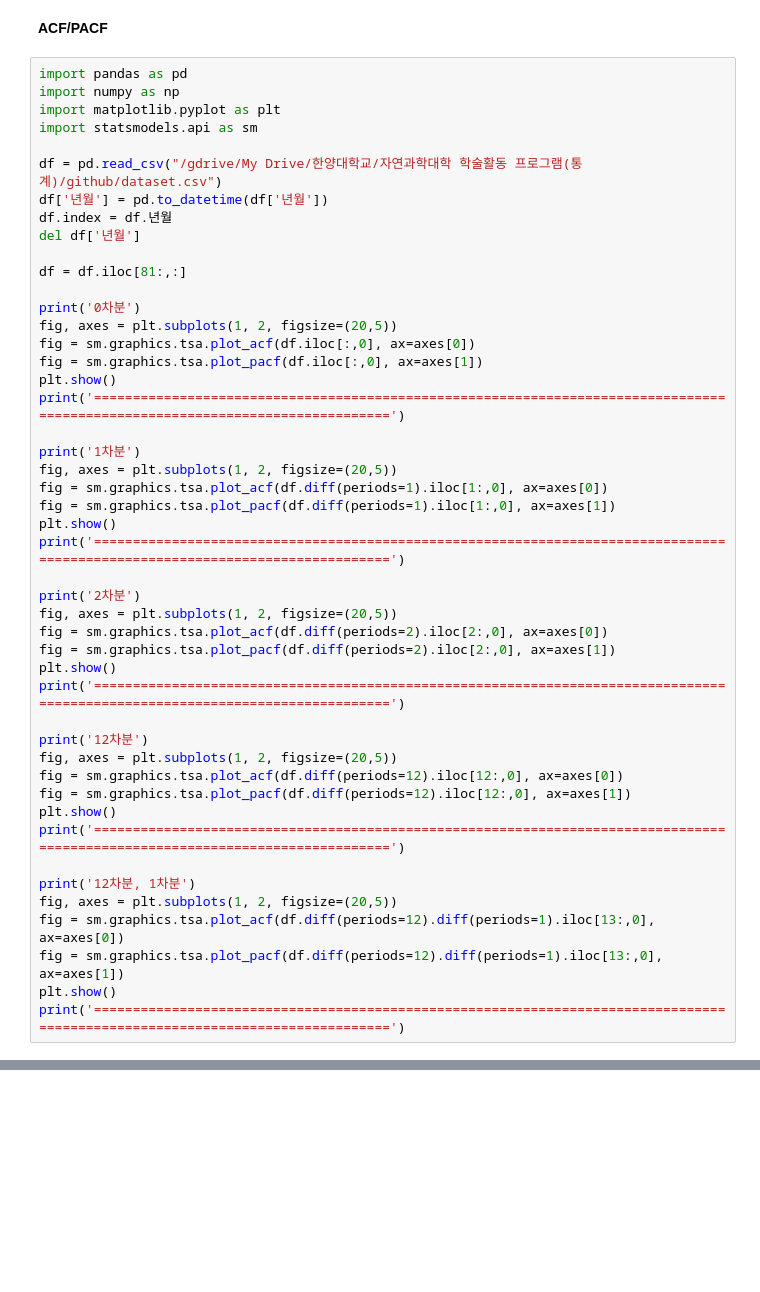
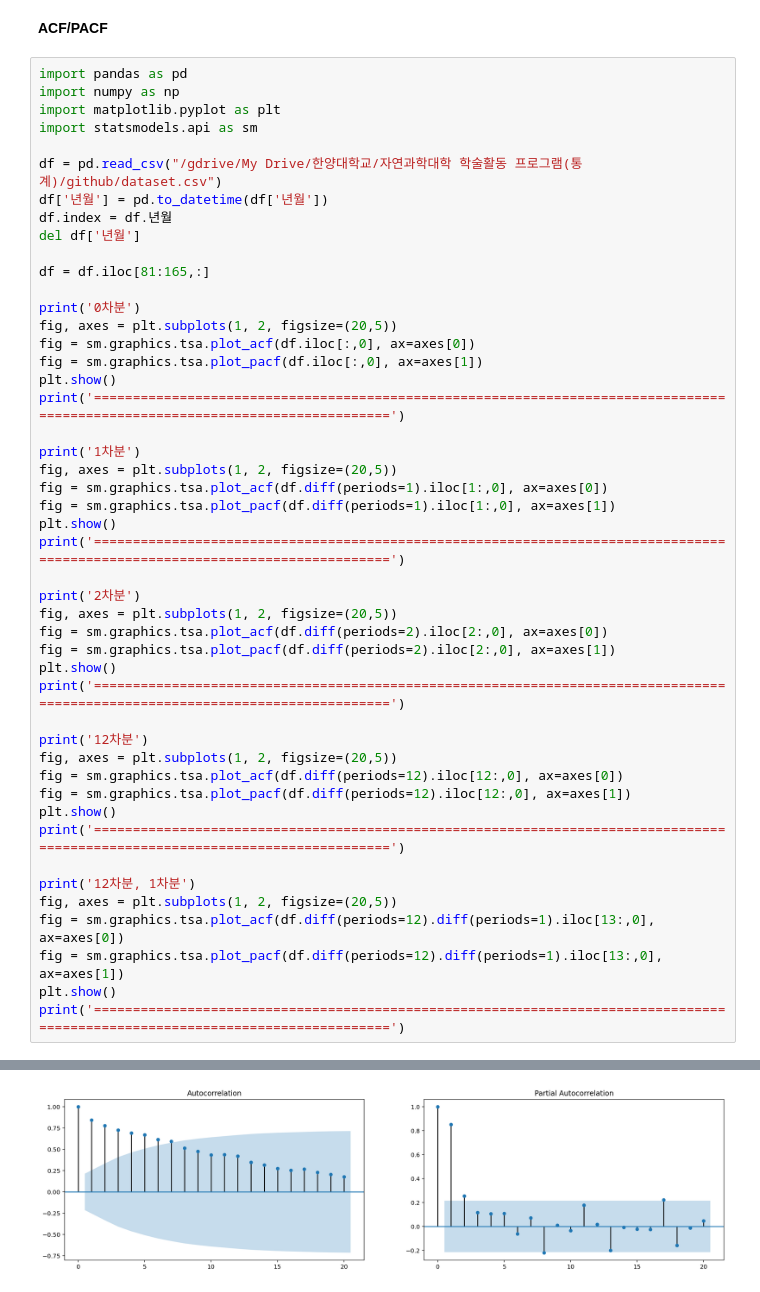
Before and after one commit to skaurl/ktx-srt, a Jupyter notebook: Untitled0.ipynb, the cells around one changed output, grey strips where cells are left out. Drawn from its saved outputs; the diff is of its cells as text; blank space fills up the shorter version.

```diff
--- a/Untitled0.ipynb
+++ b/Untitled0.ipynb
@@ -92,7 +91,7 @@ df['년월'] = pd.to_datetime(df['년월'])
 df.index = df.년월
 del df['년월']
 
-df = df.iloc[81:,:]
+df = df.iloc[81:165,:]
 
 print('0차분')
 fig, axes = plt.subplots(1, 2, figsize=(20,5))
@@ -132,0 +132 @@ findfont: Font family ['NanumBarunGothic'] not found. Falling back to DejaVu San
+[figure, new version]
```
Also changed, not shown: parts of 10 cells of this notebook.
